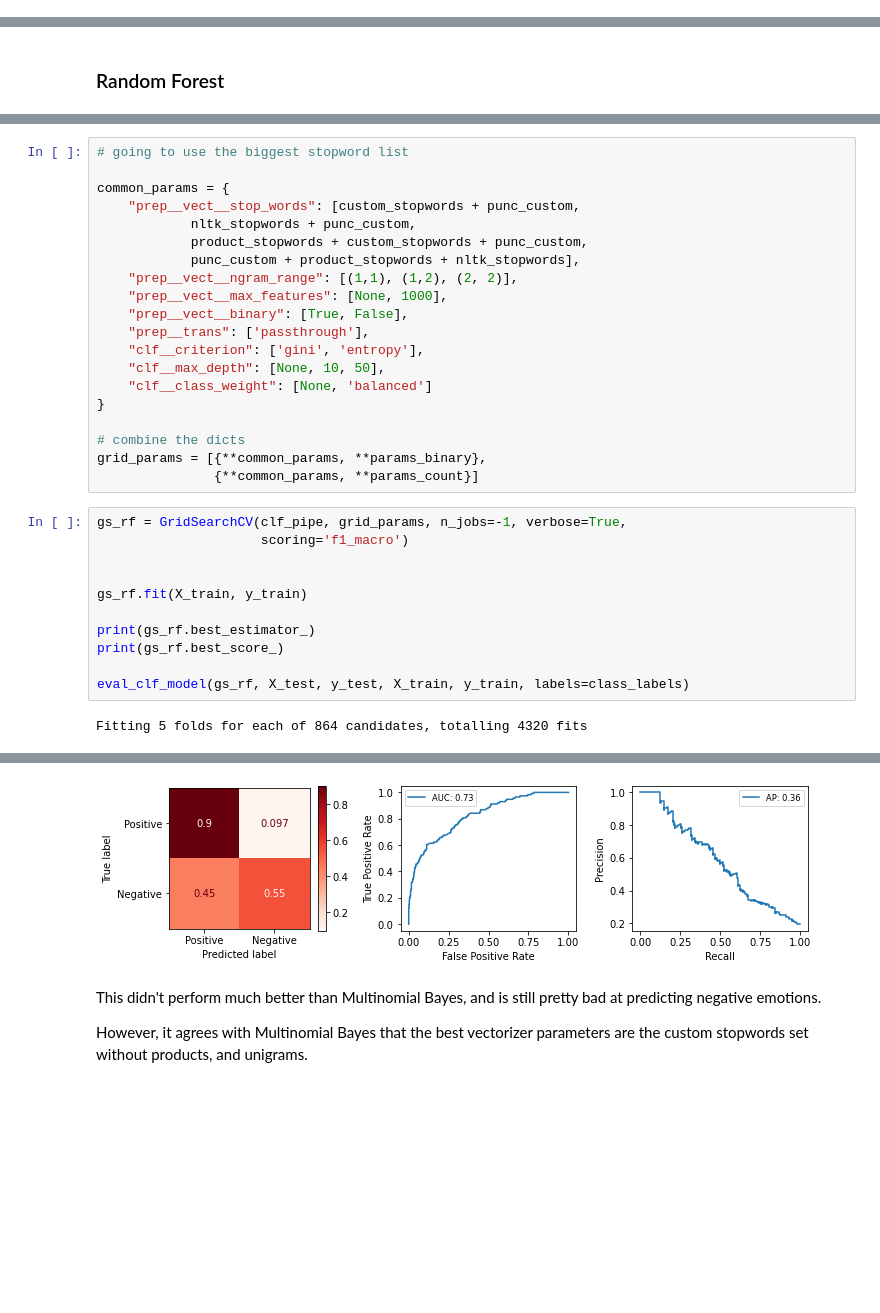
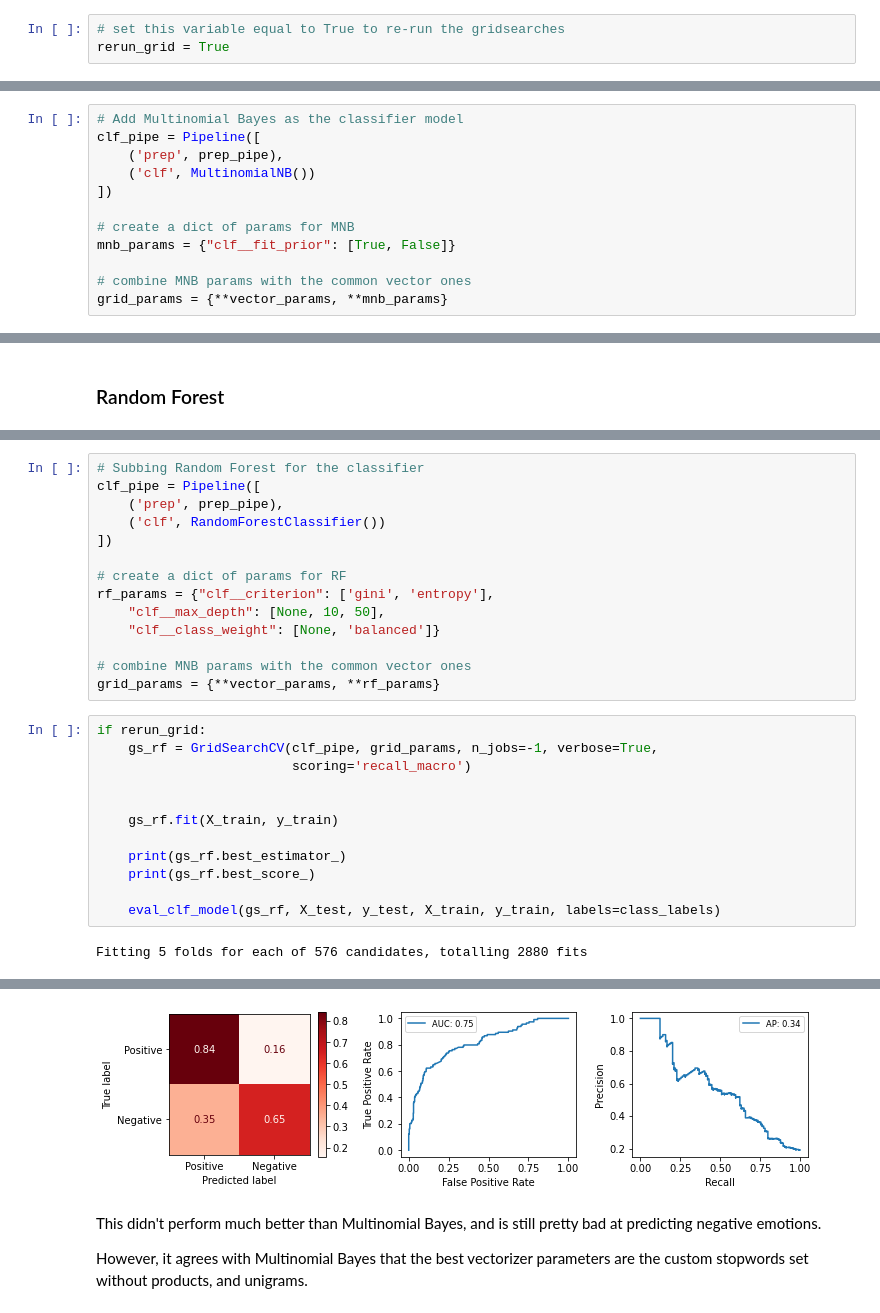
Before and after one commit to jess-miles/nlp-sentiment, a Jupyter notebook: index-Copy1.ipynb, the cells around one changed output, grey strips where cells are left out. Cells and saved outputs as stored; diff of their text form; blank space fills up the shorter version.

```diff
--- a/index-Copy1.ipynb
+++ b/index-Copy1.ipynb
@@ -1398,0 +1494,3 @@ The performance between binary and count isn't much. Count may be a bit better i
+# %%
+# set this variable equal to True to re-run the gridsearches
+rerun_grid = True
@@ -1442 +1529,13 @@ grid_params = {
+# %%
+# Add Multinomial Bayes as the classifier model
+clf_pipe = Pipeline([
+    ('prep', prep_pipe),
+    ('clf', MultinomialNB())
+])
+
+# create a dict of params for MNB
+mnb_params = {"clf__fit_prior": [True, False]}
+
+# combine MNB params with the common vector ones
+grid_params = {**vector_params, **mnb_params}
 # %%
@@ -1517,34 +1592,29 @@ clf_pipe = Pipeline([
-# %%
-# going to use the biggest stopword list
-
-common_params = {
-    "prep__vect__stop_words": [custom_stopwords + punc_custom,
-            nltk_stopwords + punc_custom,
-            product_stopwords + custom_stopwords + punc_custom,
-            punc_custom + product_stopwords + nltk_stopwords],
-    "prep__vect__ngram_range": [(1,1), (1,2), (2, 2)],
-    "prep__vect__max_features": [None, 1000],
-    "prep__vect__binary": [True, False],
-    "prep__trans": ['passthrough'],
-    "clf__criterion": ['gini', 'entropy'],
-    "clf__max_depth": [None, 10, 50],
-    "clf__class_weight": [None, 'balanced']
-}
-
-# combine the dicts
-grid_params = [{**common_params, **params_binary},
-               {**common_params, **params_count}]
+# %%
+# Subbing Random Forest for the classifier
+clf_pipe = Pipeline([
+    ('prep', prep_pipe),
+    ('clf', RandomForestClassifier())
+])
+
+# create a dict of params for RF
+rf_params = {"clf__criterion": ['gini', 'entropy'],
+    "clf__max_depth": [None, 10, 50],
+    "clf__class_weight": [None, 'balanced']}
+
+# combine MNB params with the common vector ones
+grid_params = {**vector_params, **rf_params}
 # %%
-gs_rf = GridSearchCV(clf_pipe, grid_params, n_jobs=-1, verbose=True,
-                     scoring='f1_macro')
+if rerun_grid:
+    gs_rf = GridSearchCV(clf_pipe, grid_params, n_jobs=-1, verbose=True,
+                         scoring='recall_macro')
 
 
-gs_rf.fit(X_train, y_train)
+    gs_rf.fit(X_train, y_train)
 
-print(gs_rf.best_estimator_)
-print(gs_rf.best_score_)
+    print(gs_rf.best_estimator_)
+    print(gs_rf.best_score_)
 
-eval_clf_model(gs_rf, X_test, y_test, X_train, y_train, labels=class_labels)
+    eval_clf_model(gs_rf, X_test, y_test, X_train, y_train, labels=class_labels)
 # %% [output]
-Fitting 5 folds for each of 864 candidates, totalling 4320 fits
+Fitting 5 folds for each of 576 candidates, totalling 2880 fits
 [Parallel(n_jobs=-1)]: Using backend LokyBackend with 4 concurrent workers.
@@ -1576,6 +1644,6 @@ Train-Test Balanced Accuracy Diff = -0.10570000000000002
 
 ****************************** Graphs for Test ******************************
-[figure, old version]
+[figure, new version]
 # %% [markdown]
 This didn't perform much better than Multinomial Bayes, and is still pretty bad at predicting negative emotions.
 
```
Also changed, not shown: parts of 114 cells of this notebook, 3 other files.
